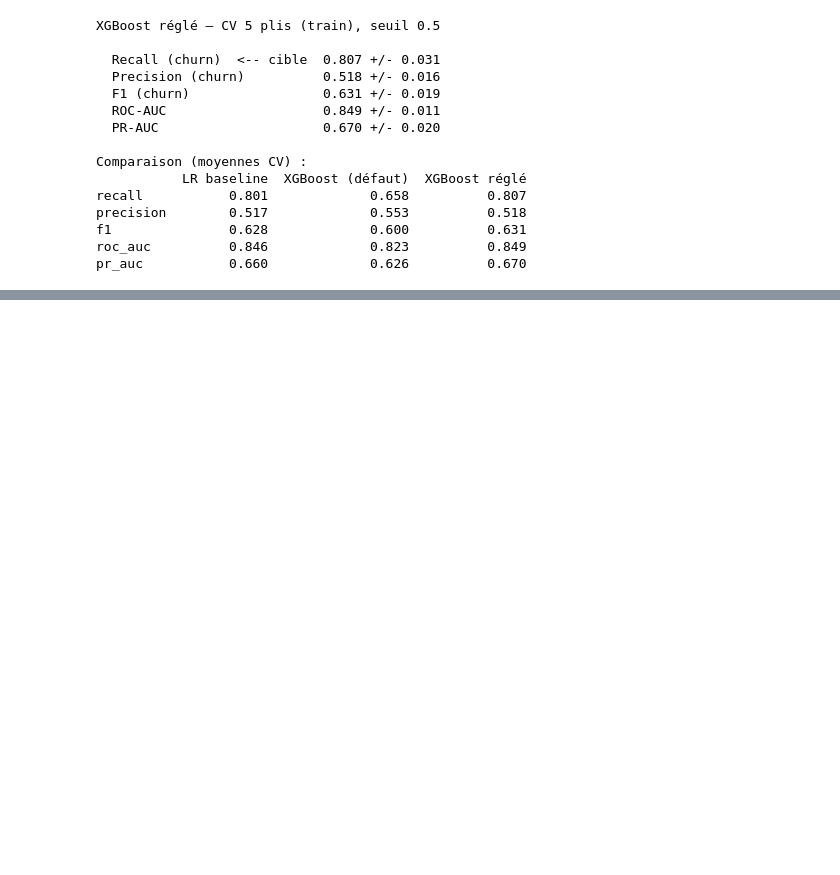
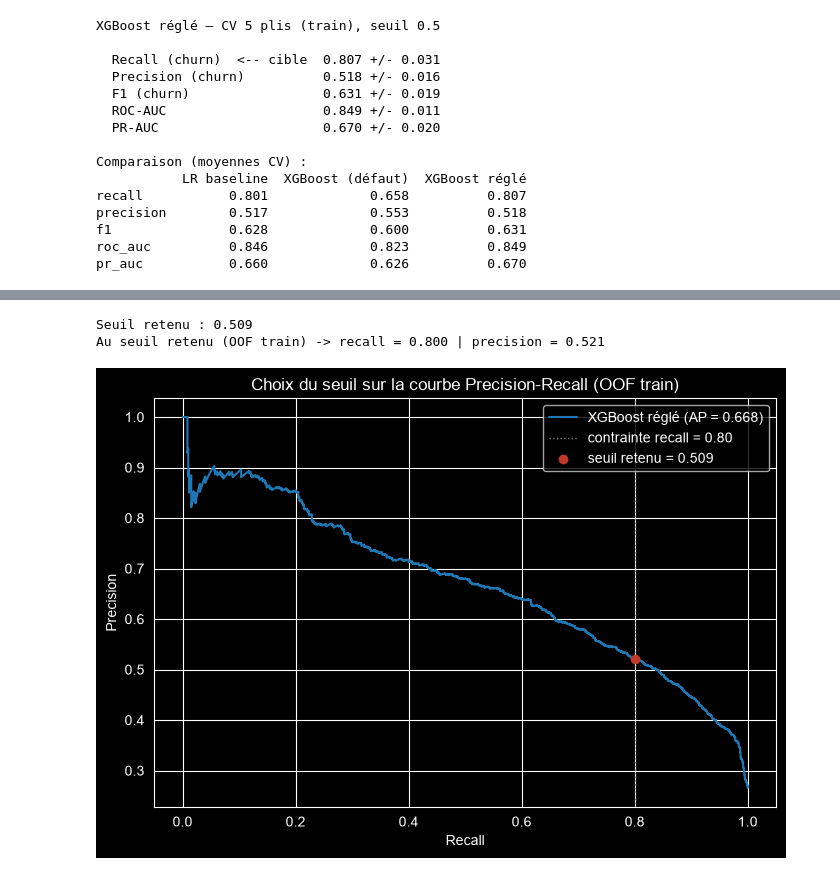
Before and after one commit to Harold-mk/churn-prediction, a Jupyter notebook: sample.ipynb, the cells around one changed output, grey strips where cells are left out. Cells and saved outputs as stored; diff of their text form; code cells hidden in the pictures; blank space fills up the shorter version.

Commit message:
Evaluation finale du modèle retenue et comparaison à la baseline.

```diff
--- a/sample.ipynb
+++ b/sample.ipynb
@@ -555,0 +566,36 @@ pr_auc           0.660             0.626          0.670
+# %%
+# 6.1 — Seuil : recall >= 0.80, precision maximale sous cette contrainte (calé sur l'OOF train)
+import numpy as np
+
+RECALL_MIN = 0.80
+
+# Probabilités out-of-fold du XGBoost réglé : chaque client prédit par un modèle ne l'ayant pas vu.
+proba_xgb_oof = cross_val_predict(pipe_xgb_best, X_train, y_train, cv=cv,
+                                  method="predict_proba")[:, 1]
+
+prec, rec, thr = precision_recall_curve(y_train, proba_xgb_oof)
+# precision_recall_curve : len(thr) = len(prec) - 1. On aligne prec/rec sur thr.
+prec_t, rec_t = prec[:-1], rec[:-1]
+
+mask = rec_t >= RECALL_MIN
+best = np.where(mask)[0][np.argmax(prec_t[mask])]   # parmi recall>=0.80, precision max
+threshold = thr[best]
+
+print(f"Seuil retenu : {threshold:.3f}")
+print(f"Au seuil retenu (OOF train) -> recall = {rec_t[best]:.3f} | precision = {prec_t[best]:.3f}")
+
+# Visualisation : courbe PR du XGBoost réglé + point de fonctionnement retenu
+ap = average_precision_score(y_train, proba_xgb_oof)
+fig, ax = plt.subplots(figsize=(7, 5))
+ax.plot(rec, prec, color="#1f77b4", label=f"XGBoost réglé (AP = {ap:.3f})")
+ax.axvline(RECALL_MIN, ls=":", color="grey", lw=1, label=f"contrainte recall = {RECALL_MIN:.2f}")
+ax.scatter([rec_t[best]], [prec_t[best]], color="#c0392b", zorder=5,
+           label=f"seuil retenu = {threshold:.3f}")
+ax.set_xlabel("Recall"); ax.set_ylabel("Precision")
+ax.set_title("Choix du seuil sur la courbe Precision-Recall (OOF train)")
+ax.legend(loc="upper right")
+fig.tight_layout(); plt.show()
+# %% [output]
+Seuil retenu : 0.509
+Au seuil retenu (OOF train) -> recall = 0.800 | precision = 0.521
+[figure, added]
```
Also changed, not shown: parts of 5 cells of this notebook.
